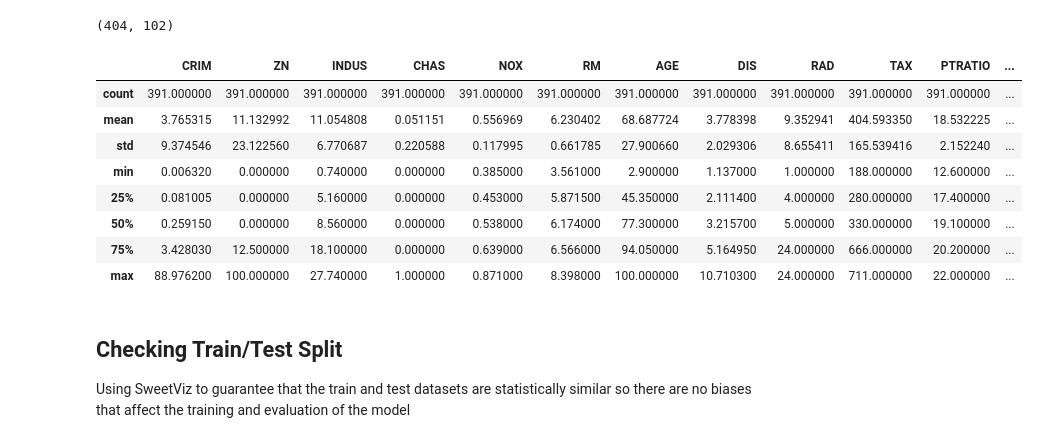
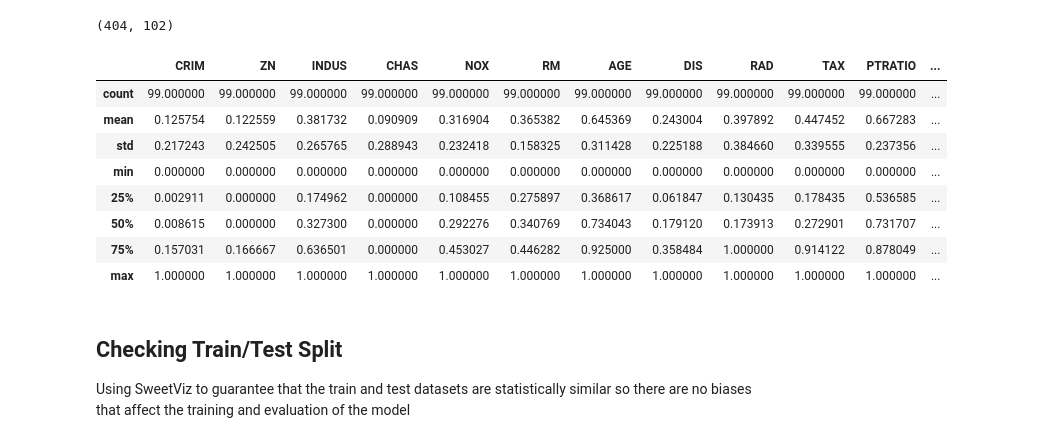
Before and after one commit to spadao/Boston_Housing_TF, a Jupyter notebook: Model.ipynb, the cells around one changed output. Cells and saved outputs as stored; diff of their text form; code cells hidden in the pictures.

```diff
--- a/Model.ipynb
+++ b/Model.ipynb
@@ -53,25 +54,30 @@ len(x_train),len(x_test)
 # %%
 # Joining both the features and the results to analyze
 x = pd.DataFrame(x_train,columns=COLUMNS[:-1])
 x2 = pd.DataFrame(x_test,columns=COLUMNS[:-1])
 y = pd.DataFrame(y_train,columns=COLUMNS[-1:])
 y2 = pd.DataFrame(y_test,columns=COLUMNS[-1:])
 x['MEDV'] = y.loc[y['MEDV']<50]
 x2['MEDV'] = y2.loc[y2['MEDV']<50]
 x.dropna(inplace = True)
 x2.dropna(inplace = True)
+
+scaler = MinMaxScaler()
+scaler2 = MinMaxScaler()
+x[COLUMNS[:-1]] = scaler.fit_transform(x[COLUMNS[:-1]])
+x2[COLUMNS[:-1]] = scaler2.fit_transform(x2[COLUMNS[:-1]])
 # Getting the basic statistical info from DataFrame
-x.describe()
+x2.describe()
 # %% [output]
 |  | CRIM | ZN | INDUS | CHAS | NOX | RM | AGE | DIS | RAD | TAX | PTRATIO | ... |
-| count | 391.000000 | 391.000000 | 391.000000 | 391.000000 | 391.000000 | 391.000000 | 391.000000 | 391.000000 | 391.000000 | 391.000000 | 391.000000 | ... |
-| mean | 3.765315 | 11.132992 | 11.054808 | 0.051151 | 0.556969 | 6.230402 | 68.687724 | 3.778398 | 9.352941 | 404.593350 | 18.532225 | ... |
-| std | 9.374546 | 23.122560 | 6.770687 | 0.220588 | 0.117995 | 0.661785 | 27.900660 | 2.029306 | 8.655411 | 165.539416 | 2.152240 | ... |
-| min | 0.006320 | 0.000000 | 0.740000 | 0.000000 | 0.385000 | 3.561000 | 2.900000 | 1.137000 | 1.000000 | 188.000000 | 12.600000 | ... |
-| 25% | 0.081005 | 0.000000 | 5.160000 | 0.000000 | 0.453000 | 5.871500 | 45.350000 | 2.111400 | 4.000000 | 280.000000 | 17.400000 | ... |
-| 50% | 0.259150 | 0.000000 | 8.560000 | 0.000000 | 0.538000 | 6.174000 | 77.300000 | 3.215700 | 5.000000 | 330.000000 | 19.100000 | ... |
-| 75% | 3.428030 | 12.500000 | 18.100000 | 0.000000 | 0.639000 | 6.566000 | 94.050000 | 5.164950 | 24.000000 | 666.000000 | 20.200000 | ... |
-| max | 88.976200 | 100.000000 | 27.740000 | 1.000000 | 0.871000 | 8.398000 | 100.000000 | 10.710300 | 24.000000 | 711.000000 | 22.000000 | ... |
+| count | 99.000000 | 99.000000 | 99.000000 | 99.000000 | 99.000000 | 99.000000 | 99.000000 | 99.000000 | 99.000000 | 99.000000 | 99.000000 | ... |
+| mean | 0.125754 | 0.122559 | 0.381732 | 0.090909 | 0.316904 | 0.365382 | 0.645369 | 0.243004 | 0.397892 | 0.447452 | 0.667283 | ... |
+| std | 0.217243 | 0.242505 | 0.265765 | 0.288943 | 0.232418 | 0.158325 | 0.311428 | 0.225188 | 0.384660 | 0.339555 | 0.237356 | ... |
+| min | 0.000000 | 0.000000 | 0.000000 | 0.000000 | 0.000000 | 0.000000 | 0.000000 | 0.000000 | 0.000000 | 0.000000 | 0.000000 | ... |
+| 25% | 0.002911 | 0.000000 | 0.174962 | 0.000000 | 0.108455 | 0.275897 | 0.368617 | 0.061847 | 0.130435 | 0.178435 | 0.536585 | ... |
+| 50% | 0.008615 | 0.000000 | 0.327300 | 0.000000 | 0.292276 | 0.340769 | 0.734043 | 0.179120 | 0.173913 | 0.272901 | 0.731707 | ... |
+| 75% | 0.157031 | 0.166667 | 0.636501 | 0.000000 | 0.453027 | 0.446282 | 0.925000 | 0.358484 | 1.000000 | 0.914122 | 0.878049 | ... |
+| max | 1.000000 | 1.000000 | 1.000000 | 1.000000 | 1.000000 | 1.000000 | 1.000000 | 1.000000 | 1.000000 | 1.000000 | 1.000000 | ... |
 # %% [markdown]
 ## Checking Train/Test Split
 
```
Also changed, not shown: parts of 11 cells of this notebook, 1 other file.
